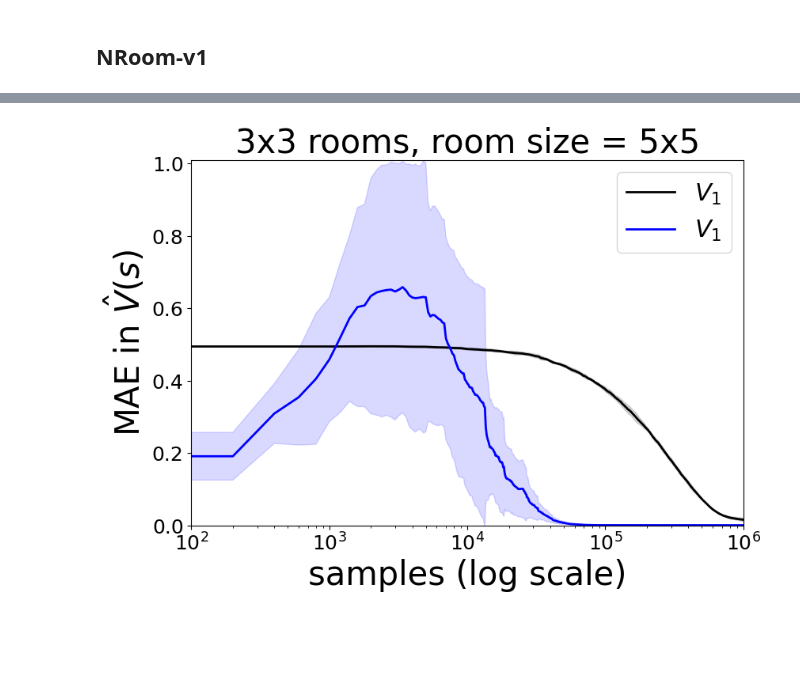
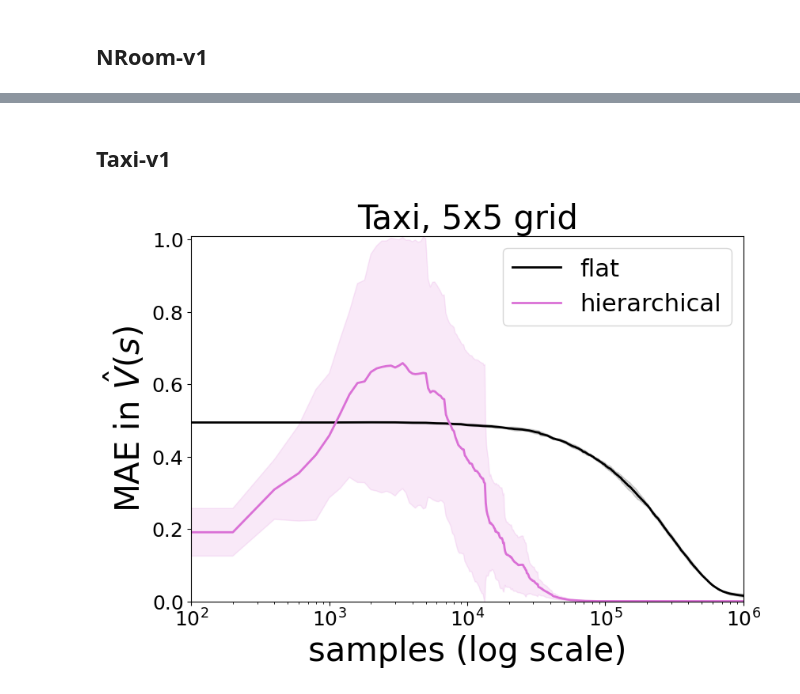
Before and after one commit to guillermoim/halmdps, a Jupyter notebook: notebooks/visualization.ipynb, the cells around one changed output, grey strips where cells are left out. Cells and saved outputs as stored; diff of their text form; code cells hidden in the pictures; blank space fills up the shorter version.

```diff
--- a/notebooks/visualization.ipynb
+++ b/notebooks/visualization.ipynb
@@ -164,3 +168,5 @@ EmptyDataError: No columns to parse from file
+# %% [markdown]
+## Taxi-v1
 # %%
 MAX_N_SAMPLES = int(1e6)
 X_LIM = 25
@@ -173,38 +179,36 @@ steps = df_flat.step
 
 # FLAT
 df_h = pd.read_csv(os.path.join(results_dir, "Taxi-v1-log-hierarchical-train:MAE_exit_states.csv"))
 h_mean = df_h.iloc[:, 1:].mean(axis=1)
 h_std = df_h.iloc[:, 1:].std(axis=1)
 stepsh = df_h.step
 
 fig, ax = plt.subplots(1,1, figsize=(9, 6))
-ax.set_title(fr'3x3 rooms, room size = 5x5', **csfont)
+ax.set_title(fr'Taxi, 5x5 grid', **csfont)
 
 # VERSION 1
-ax.plot(steps, flat_mean, linewidth=2, color='black', label='$V_1$')
+ax.plot(steps, flat_mean, linewidth=2, color='black', label='flat')
 ax.fill_between(steps, flat_mean-flat_std, flat_mean+flat_std, color='black', alpha=alpha)
 # VERSION 2
-ax.plot(stepsh, h_mean , linewidth=2, color='blue', label='$V_1$')
-ax.fill_between(stepsh, h_mean-h_std, h_mean+h_std, color='blue', alpha=alpha)
+ax.plot(stepsh, h_mean , linewidth=2, color='orchid', label='hierarchical')
+ax.fill_between(stepsh, h_mean-h_std, h_mean+h_std, color='orchid', alpha=alpha)
 
 plt.ticklabel_format(style='sci', axis='x', scilimits=(0,0))
-
-legend = ['$V_1$']
 
 ax.legend(fontsize=22, loc=1)
 ax.set_ylim((0, 1.01))
 ax.set_xscale("log")
 ax.set_xlim((1e2, 1e6))
 
 
 ax.tick_params(axis='both', which='major', labelsize=18)
 ax.tick_params(axis='both', which='minor', labelsize=18)
 ax.xaxis.offsetText.set_fontsize(18)
 
 ax.set_ylabel('MAE in $\hat V(s)$', **hfont)
 ax.set_xlabel('samples (log scale)', **hfont)
 
-# plt.savefig('pictures/nrooms_3_3.pdf', bbox_inches='tight', dpi=500)
+plt.savefig('../results/pictures/taxi_5.pdf', bbox_inches='tight', dpi=500)
 plt.show()
 # %% [output]
-[figure, old version]
+[figure, new version]
```
Also changed, not shown: parts of 7 cells of this notebook, 17 other files.
